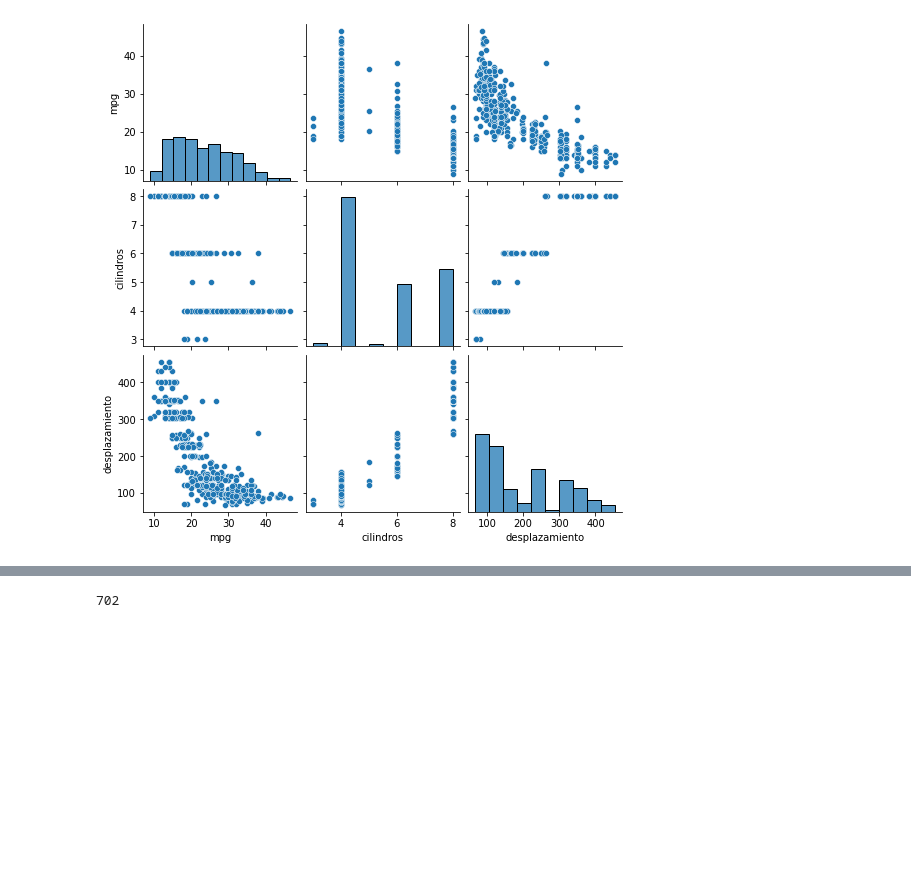
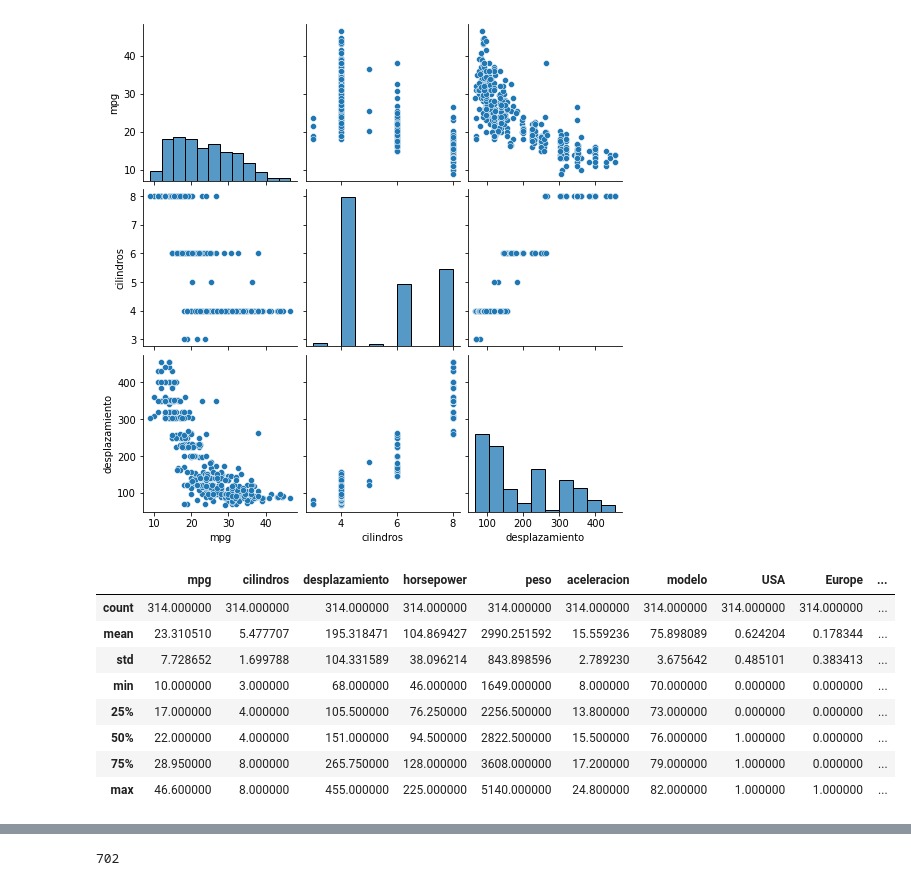
Before and after one commit to josueelias9/AI-tensorflow_python, a Jupyter notebook: Untitled0.ipynb, the cells around one changed output, grey strips where cells are left out. Cells and saved outputs as stored; diff of their text form; code cells hidden in the pictures; blank space fills up the shorter version.

```diff
--- a/Untitled0.ipynb
+++ b/Untitled0.ipynb
@@ -86,3 +70,16 @@ sns.pairplot(dataset[['mpg','cilindros','desplazamiento']])
 # %%
 train_dataset = dataset.sample(frac=0.8,random_state=0)
 test_dataset = dataset.drop(train_dataset.index)
+# %%
+train_stats = train_dataset.describe()
+train_stats
+# %% [output]
+|  | mpg | cilindros | desplazamiento | horsepower | peso | aceleracion | modelo | USA | Europe | ... |
+| count | 314.000000 | 314.000000 | 314.000000 | 314.000000 | 314.000000 | 314.000000 | 314.000000 | 314.000000 | 314.000000 | ... |
+| mean | 23.310510 | 5.477707 | 195.318471 | 104.869427 | 2990.251592 | 15.559236 | 75.898089 | 0.624204 | 0.178344 | ... |
+| std | 7.728652 | 1.699788 | 104.331589 | 38.096214 | 843.898596 | 2.789230 | 3.675642 | 0.485101 | 0.383413 | ... |
+| min | 10.000000 | 3.000000 | 68.000000 | 46.000000 | 1649.000000 | 8.000000 | 70.000000 | 0.000000 | 0.000000 | ... |
+| 25% | 17.000000 | 4.000000 | 105.500000 | 76.250000 | 2256.500000 | 13.800000 | 73.000000 | 0.000000 | 0.000000 | ... |
+| 50% | 22.000000 | 4.000000 | 151.000000 | 94.500000 | 2822.500000 | 15.500000 | 76.000000 | 1.000000 | 0.000000 | ... |
+| 75% | 28.950000 | 8.000000 | 265.750000 | 128.000000 | 3608.000000 | 17.200000 | 79.000000 | 1.000000 | 0.000000 | ... |
+| max | 46.600000 | 8.000000 | 455.000000 | 225.000000 | 5140.000000 | 24.800000 | 82.000000 | 1.000000 | 1.000000 | ... |
```
Also changed, not shown: parts of 15 cells of this notebook.
